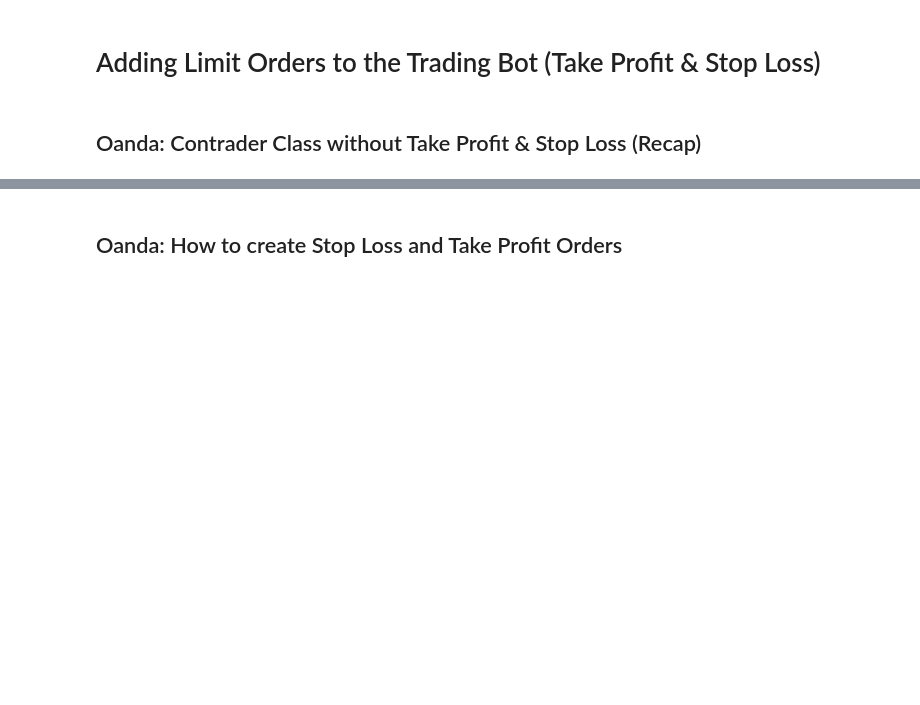
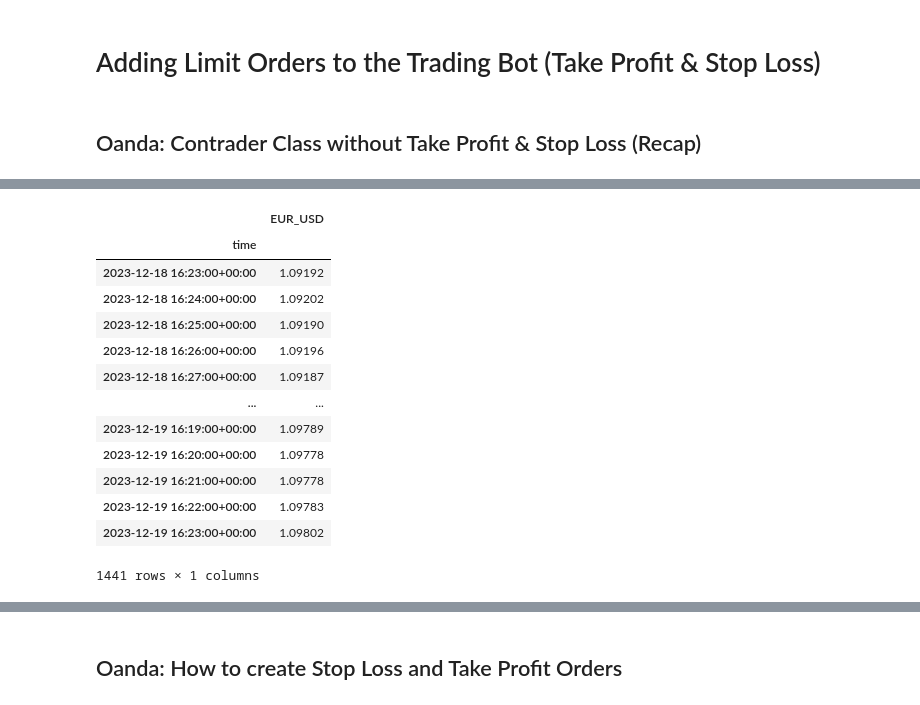
Before and after one commit to dshilman/algo-trading, a Jupyter notebook: trading/NB_05_Take_Profit_Stop_Loss.ipynb, the cells around one changed output, grey strips where cells are left out. Drawn from its saved outputs; the diff is of its cells as text; code cells hidden in the pictures; blank space fills up the shorter version.

```diff
--- a/trading/NB_05_Take_Profit_Stop_Loss.ipynb
+++ b/trading/NB_05_Take_Profit_Stop_Loss.ipynb
@@ -152,0 +56,18 @@ df2
+# %%
+new_df = raw_df.resample("1Min").last()
+new_df
+# %% [output]
+|  | EUR_USD |
+| time |  |
+| 2023-12-18 16:23:00+00:00 | 1.09192 |
+| 2023-12-18 16:24:00+00:00 | 1.09202 |
+| 2023-12-18 16:25:00+00:00 | 1.09190 |
+| 2023-12-18 16:26:00+00:00 | 1.09196 |
+| 2023-12-18 16:27:00+00:00 | 1.09187 |
+| ... | ... |
+| 2023-12-19 16:19:00+00:00 | 1.09789 |
+| 2023-12-19 16:20:00+00:00 | 1.09778 |
+| 2023-12-19 16:21:00+00:00 | 1.09778 |
+| 2023-12-19 16:22:00+00:00 | 1.09783 |
+| 2023-12-19 16:23:00+00:00 | 1.09802 |
+1441 rows × 1 columns
```
Also changed, not shown: parts of 36 cells of this notebook, 2 other files.
